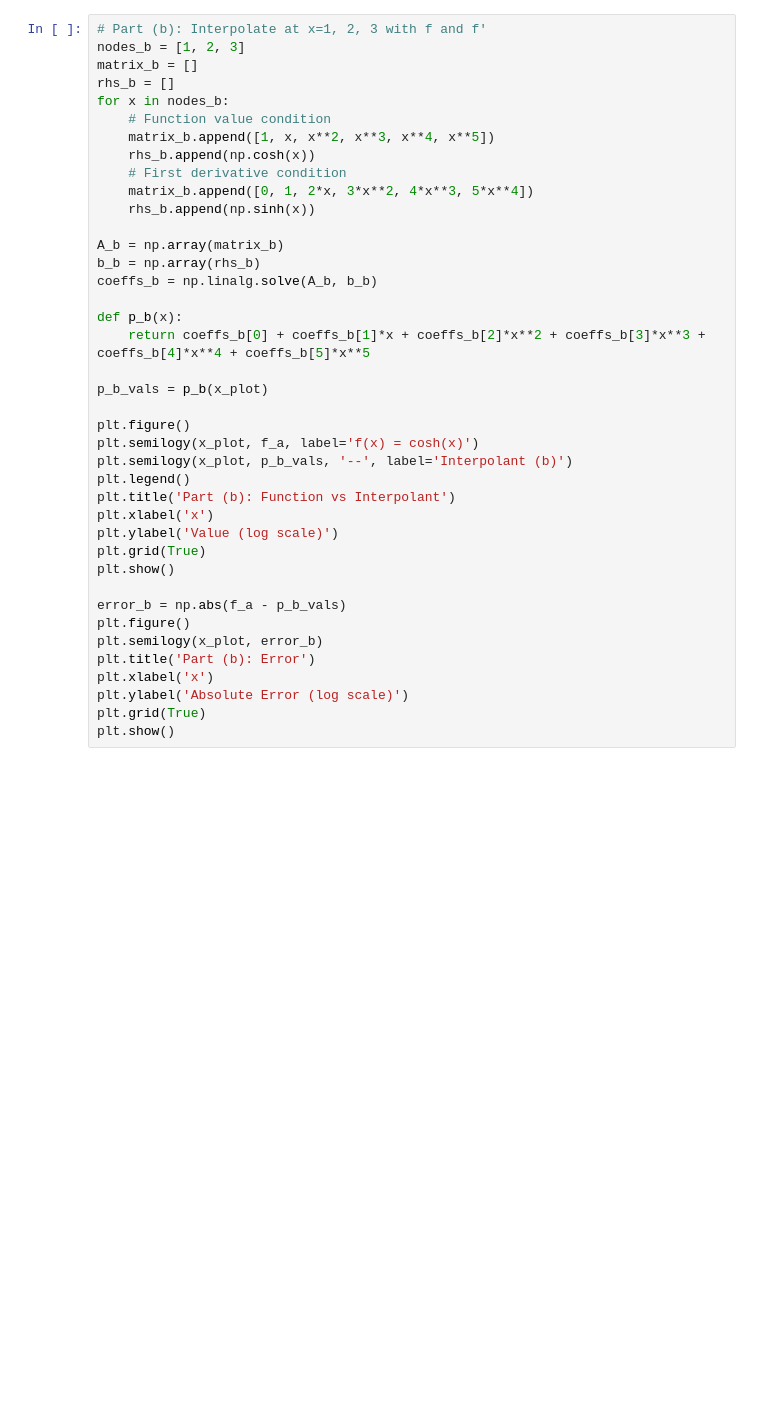
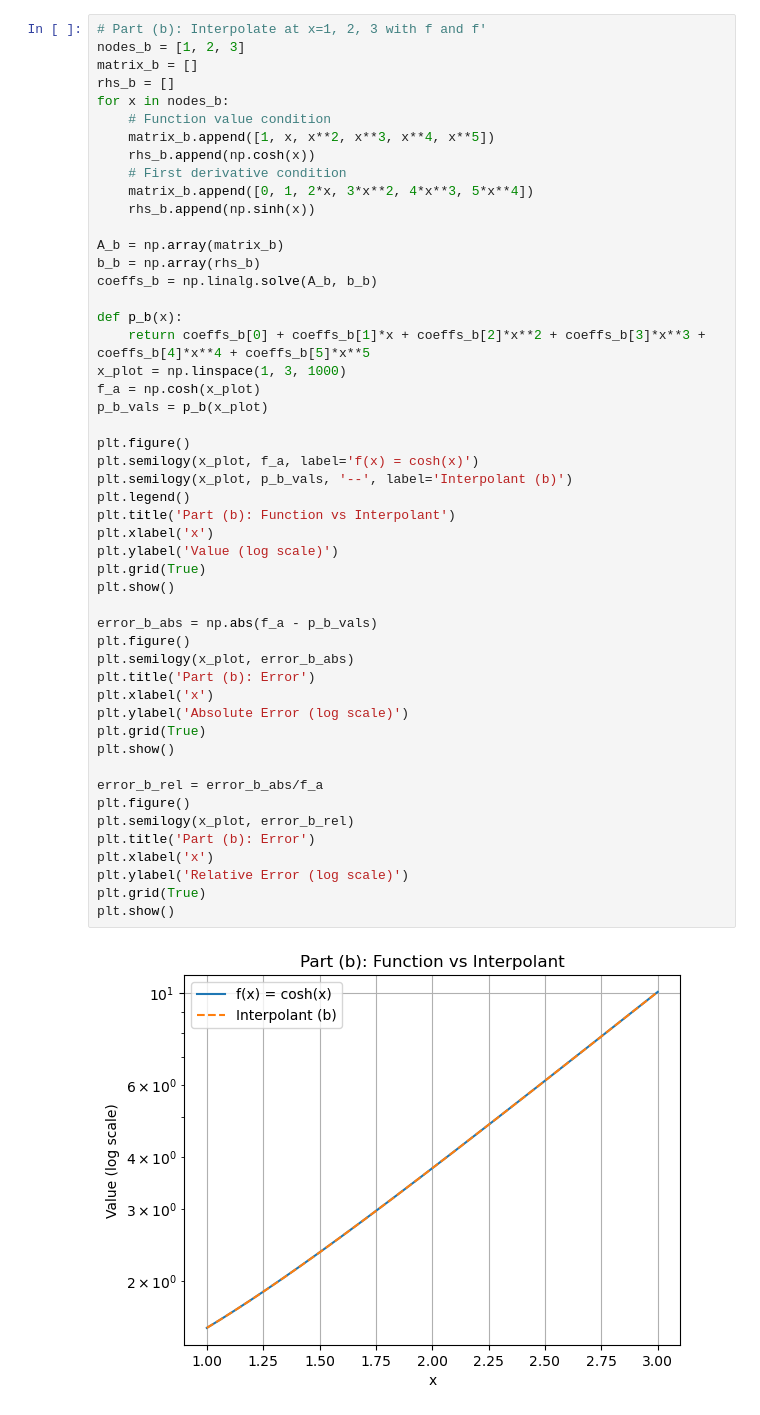
Before and after one commit to EvanPFWang/pythonPractice, a Jupyter notebook: hw7Shi.ipynb, the cells around one changed output. Cells and saved outputs as stored; diff of their text form; blank space fills up the shorter version.

```diff
--- a/hw7Shi.ipynb
+++ b/hw7Shi.ipynb
@@ -54,33 +568,45 @@ for x in nodes_b:
     matrix_b.append([1, x, x**2, x**3, x**4, x**5])
     rhs_b.append(np.cosh(x))
     # First derivative condition
     matrix_b.append([0, 1, 2*x, 3*x**2, 4*x**3, 5*x**4])
     rhs_b.append(np.sinh(x))
 
 A_b = np.array(matrix_b)
 b_b = np.array(rhs_b)
 coeffs_b = np.linalg.solve(A_b, b_b)
 
 def p_b(x):
     return coeffs_b[0] + coeffs_b[1]*x + coeffs_b[2]*x**2 + coeffs_b[3]*x**3 + coeffs_b[4]*x**4 + coeffs_b[5]*x**5
-
+x_plot = np.linspace(1, 3, 1000)
+f_a = np.cosh(x_plot)
 p_b_vals = p_b(x_plot)
 
 plt.figure()
 plt.semilogy(x_plot, f_a, label='f(x) = cosh(x)')
 plt.semilogy(x_plot, p_b_vals, '--', label='Interpolant (b)')
 plt.legend()
 plt.title('Part (b): Function vs Interpolant')
 plt.xlabel('x')
 plt.ylabel('Value (log scale)')
 plt.grid(True)
 plt.show()
 
-error_b = np.abs(f_a - p_b_vals)
+error_b_abs = np.abs(f_a - p_b_vals)
 plt.figure()
-plt.semilogy(x_plot, error_b)
+plt.semilogy(x_plot, error_b_abs)
 plt.title('Part (b): Error')
 plt.xlabel('x')
 plt.ylabel('Absolute Error (log scale)')
 plt.grid(True)
 plt.show()
+
+error_b_rel = error_b_abs/f_a
+plt.figure()
+plt.semilogy(x_plot, error_b_rel)
+plt.title('Part (b): Error')
+plt.xlabel('x')
+plt.ylabel('Relative Error (log scale)')
+plt.grid(True)
+plt.show()
+# %% [output]
+[figure, added]
```
Also changed, not shown: parts of 17 cells of this notebook.
